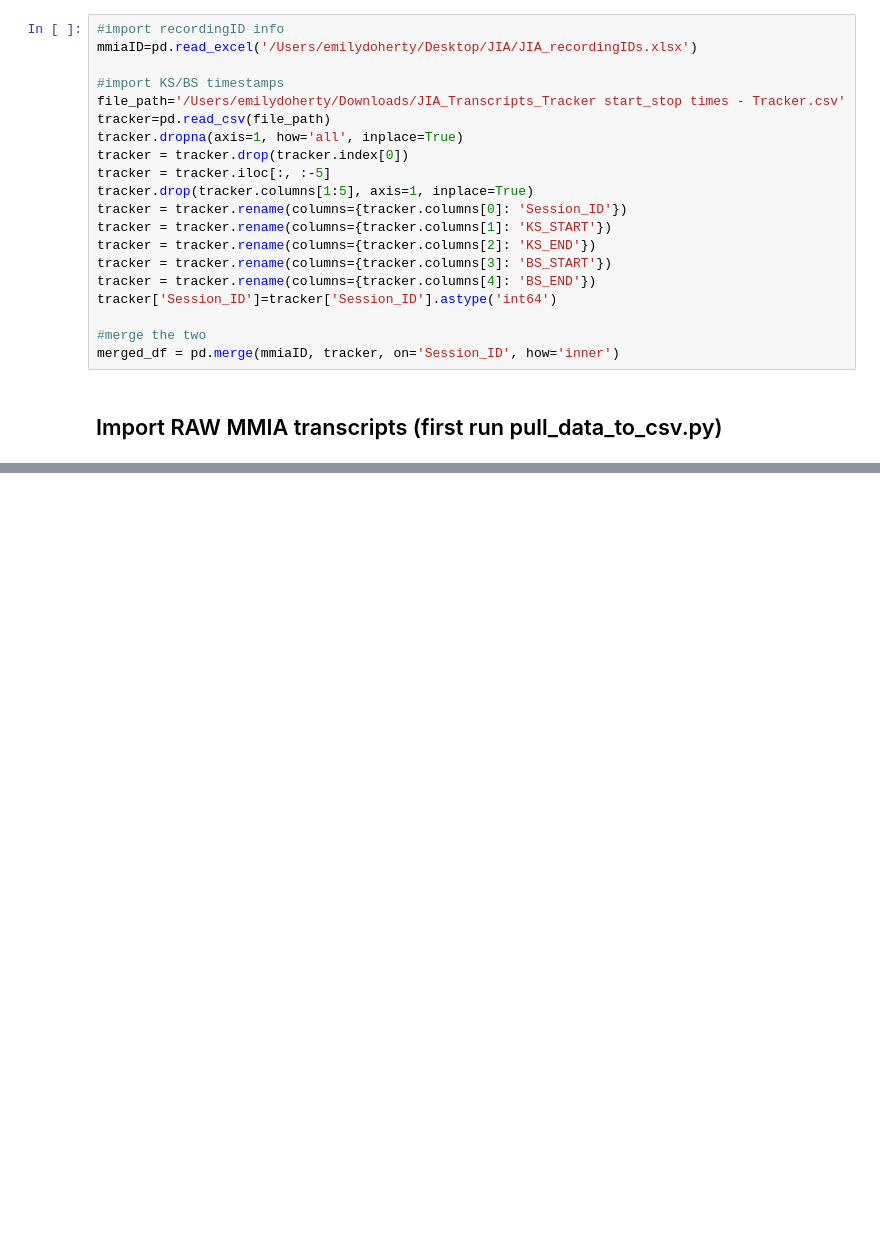
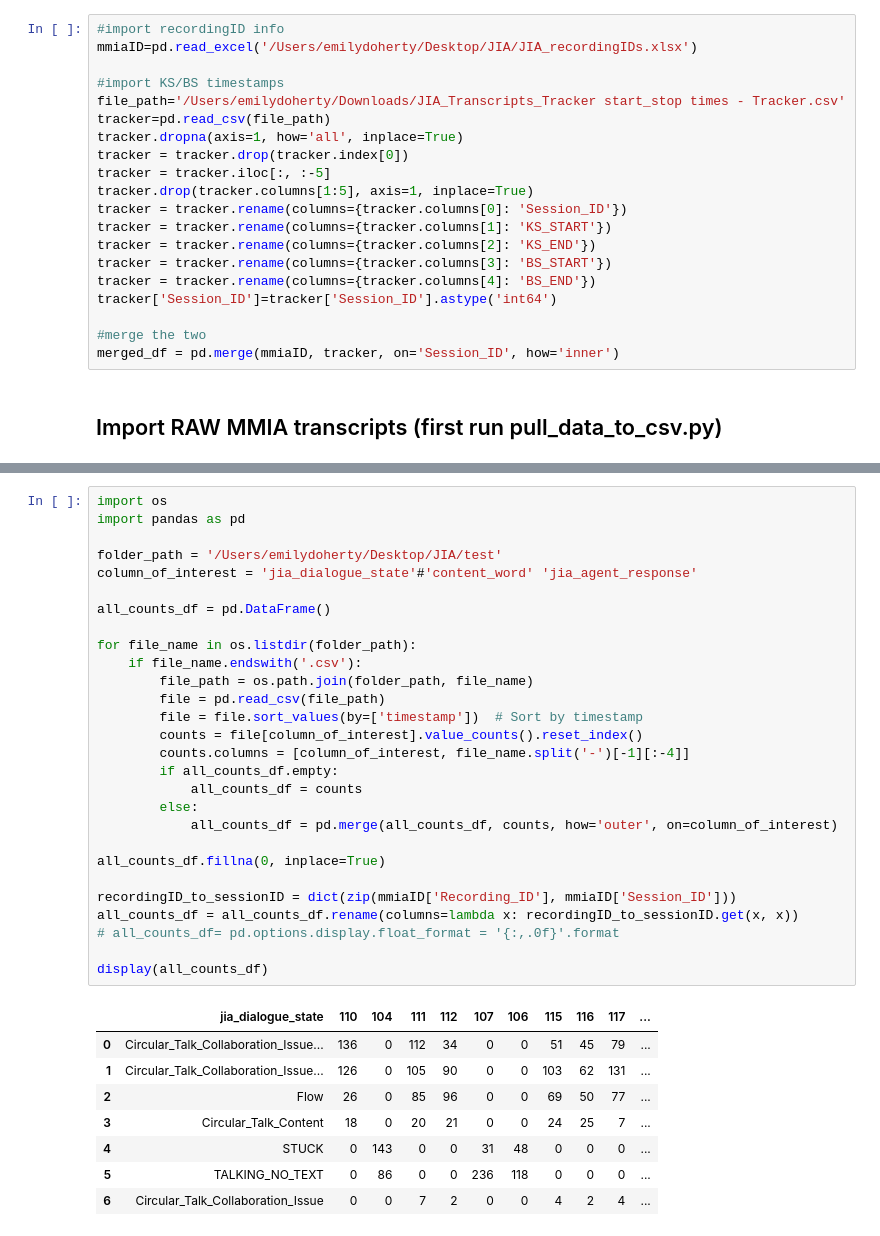
Before and after one commit to emilydoherty/isat-scripts, a Jupyter notebook: clean_mmia_transcripts.ipynb, the cells around one changed output, grey strips where cells are left out. Saved outputs shown, nothing was run; the diff lists cells and outputs as text; blank space fills up the shorter version.

```diff
--- a/clean_mmia_transcripts.ipynb
+++ b/clean_mmia_transcripts.ipynb
@@ -147,4 +169,41 @@ display(all_counts_df)
 | 1 | It seems like the conversation ha... | 52 | 51 | 45 | 79 |
 | 2 | Your group seems to be having a c... | 24 | 24 | 25 | 7 |
 | 3 | There's a continuous circular tal... | 4 | 4 | 2 | 4 |
+# %%
+import os
+import pandas as pd
+
+folder_path = '/Users/emilydoherty/Desktop/JIA/test'
+column_of_interest = 'jia_dialogue_state'#'content_word' 'jia_agent_response'
+
+all_counts_df = pd.DataFrame()
+
+for file_name in os.listdir(folder_path):
+    if file_name.endswith('.csv'):
+        file_path = os.path.join(folder_path, file_name)
+        file = pd.read_csv(file_path)
+        file = file.sort_values(by=['timestamp'])  # Sort by timestamp
+        counts = file[column_of_interest].value_counts().reset_index()
+        counts.columns = [column_of_interest, file_name.split('-')[-1][:-4]]
+        if all_counts_df.empty:
+            all_counts_df = counts
+        else:
+            all_counts_df = pd.merge(all_counts_df, counts, how='outer', on=column_of_interest)
+
+all_counts_df.fillna(0, inplace=True)
+
+recordingID_to_sessionID = dict(zip(mmiaID['Recording_ID'], mmiaID['Session_ID']))
+all_counts_df = all_counts_df.rename(columns=lambda x: recordingID_to_sessionID.get(x, x))
+# all_counts_df= pd.options.display.float_format = '{:,.0f}'.format
+
+display(all_counts_df)
+# %% [output]
+|  | jia_dialogue_state | 110 | 104 | 111 | 112 | 107 | 106 | 115 | 116 | 117 | ... |
+| 0 | Circular_Talk_Collaboration_Issue... | 136 | 0 | 112 | 34 | 0 | 0 | 51 | 45 | 79 | ... |
+| 1 | Circular_Talk_Collaboration_Issue... | 126 | 0 | 105 | 90 | 0 | 0 | 103 | 62 | 131 | ... |
+| 2 | Flow | 26 | 0 | 85 | 96 | 0 | 0 | 69 | 50 | 77 | ... |
+| 3 | Circular_Talk_Content | 18 | 0 | 20 | 21 | 0 | 0 | 24 | 25 | 7 | ... |
+| 4 | STUCK | 0 | 143 | 0 | 0 | 31 | 48 | 0 | 0 | 0 | ... |
+| 5 | TALKING_NO_TEXT | 0 | 86 | 0 | 0 | 236 | 118 | 0 | 0 | 0 | ... |
+| 6 | Circular_Talk_Collaboration_Issue | 0 | 0 | 7 | 2 | 0 | 0 | 4 | 2 | 4 | ... |
 # %%
```
Also changed, not shown: parts of 5 cells of this notebook.
